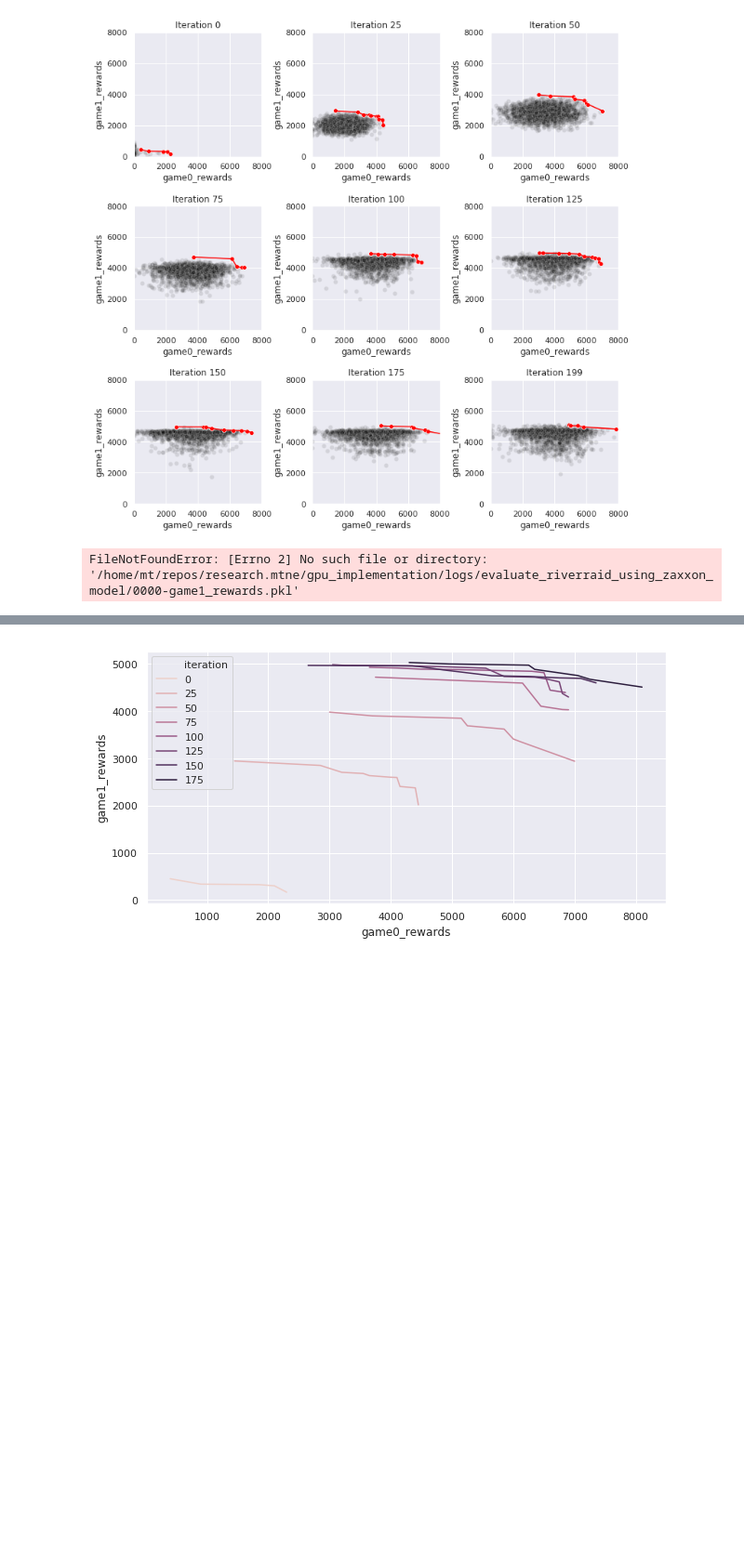
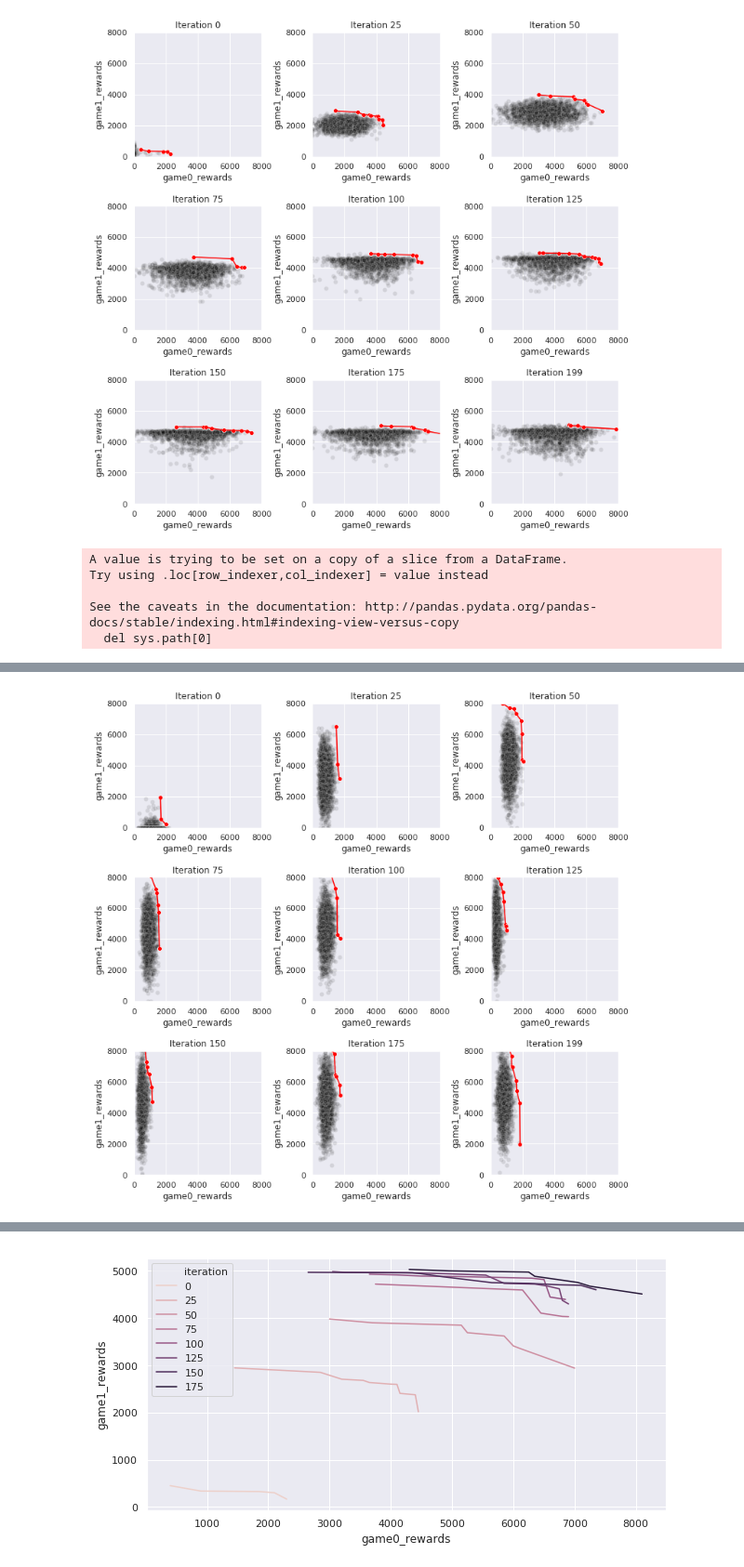
Before and after one commit to deyandyankov/research.mtne, a Jupyter notebook: gpu_implementation/analysis/all_plots.ipynb, the cells around one changed output, grey strips where cells are left out. Shown at 93% size. Saved outputs shown, nothing was run; the diff lists cells and outputs as text; code cells hidden in the pictures; blank space fills up the shorter version.

Commit message:
Pareto frontier plots for ST cases

```diff
--- a/gpu_implementation/analysis/all_plots.ipynb
+++ b/gpu_implementation/analysis/all_plots.ipynb
@@ -262,8 +262,13 @@ See the caveats in the documentation: http://pandas.pydata.org/pandas-docs/stabl
 [figure]
 # %%
 # 2) same as (1), but STES [zaxxon evaluated on riverraid] instead of MTES
-all_game_rewards = utils.get_game_rewards(experiments['ST-riverraid-zaxxon'], iterations)
-only_paretos = get_paretos(exp, iterations, all_game_rewards)
-get_game0vs1_and_pareto_grid(iterlist)
+experiments['ST-riverraid-zaxxon']['dir_competitor'] = experiments['ST-zaxxon']['dir']
+agr_st_riverraid_zaxxon = utils.get_game_rewards(experiments['ST-riverraid-zaxxon'], iterations)
+only_paretos_st_riverraid_zaxxon = get_paretos(exp, iterations, agr_st_riverraid_zaxxon)
+get_game0vs1_and_pareto_grid(agr_st_riverraid_zaxxon, only_paretos_st_riverraid_zaxxon, iterlist)
 # %% [output]
-FileNotFoundError: [Errno 2] No such file or directory: '/home/mt/repos/research.mtne/gpu_implementation/logs/evaluate_riverraid_using_zaxxon_model/0000-game1_rewards.pkl'
+A value is trying to be set on a copy of a slice from a DataFrame.
+Try using .loc[row_indexer,col_indexer] = value instead
+
+See the caveats in the documentation: http://pandas.pydata.org/pandas-docs/stable/indexing.html#indexing-view-versus-copy
+  del sys.path[0]
@@ -269,0 +276 @@ FileNotFoundError: [Errno 2] No such file or directory: '/home/mt/repos/research
+[figure, added]
```
Also changed, not shown: parts of 2 cells of this notebook, 1 other file.
